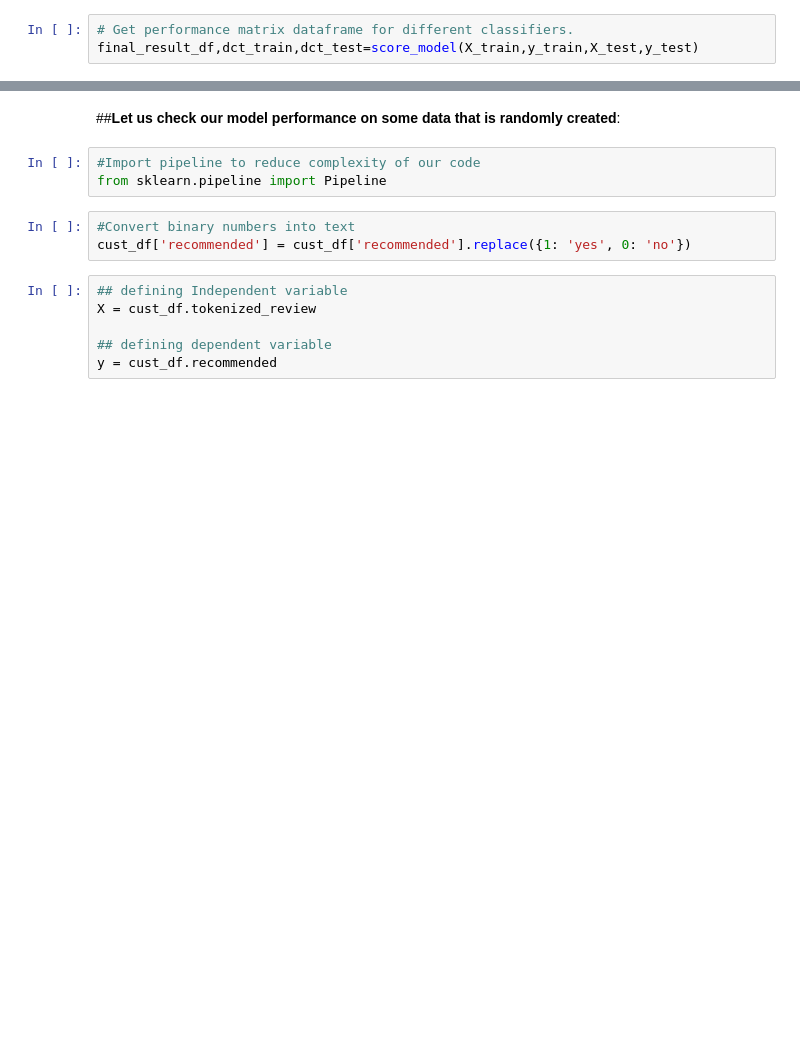
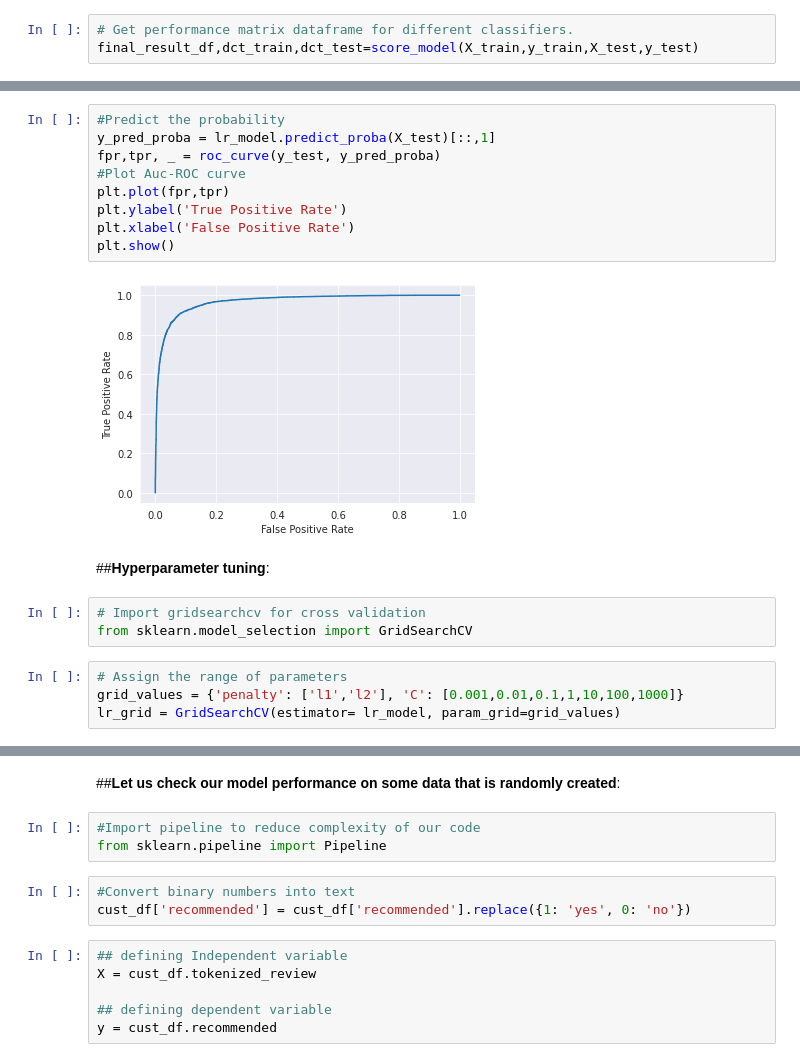
Before and after one commit to sanchitmisra/Airline-Passenger-Referral-Prediction, a Jupyter notebook: Airline_Passenger_Referral_Prediction.ipynb, the cells around one changed output, grey strips where cells are left out. Cells and saved outputs as stored; diff of their text form; blank space fills up the shorter version.

```diff
--- a/Airline_Passenger_Referral_Prediction.ipynb
+++ b/Airline_Passenger_Referral_Prediction.ipynb
@@ -1192 +1183,21 @@ The test confusion matrix of RandomForestClassifier is :
  --------------------------------------------------
+# %%
+#Predict the probability
+y_pred_proba = lr_model.predict_proba(X_test)[::,1]
+fpr,tpr, _ = roc_curve(y_test, y_pred_proba)
+#Plot Auc-ROC curve
+plt.plot(fpr,tpr)
+plt.ylabel('True Positive Rate')
+plt.xlabel('False Positive Rate')
+plt.show()
+# %% [output]
+[figure, added]
+# %% [markdown]
+##**Hyperparameter tuning**:
+# %%
+# Import gridsearchcv for cross validation
+from sklearn.model_selection import GridSearchCV
+# %%
+# Assign the range of parameters
+grid_values = {'penalty': ['l1','l2'], 'C': [0.001,0.01,0.1,1,10,100,1000]}
+lr_grid = GridSearchCV(estimator= lr_model, param_grid=grid_values)
```
Also changed, not shown: parts of 22 cells of this notebook.
